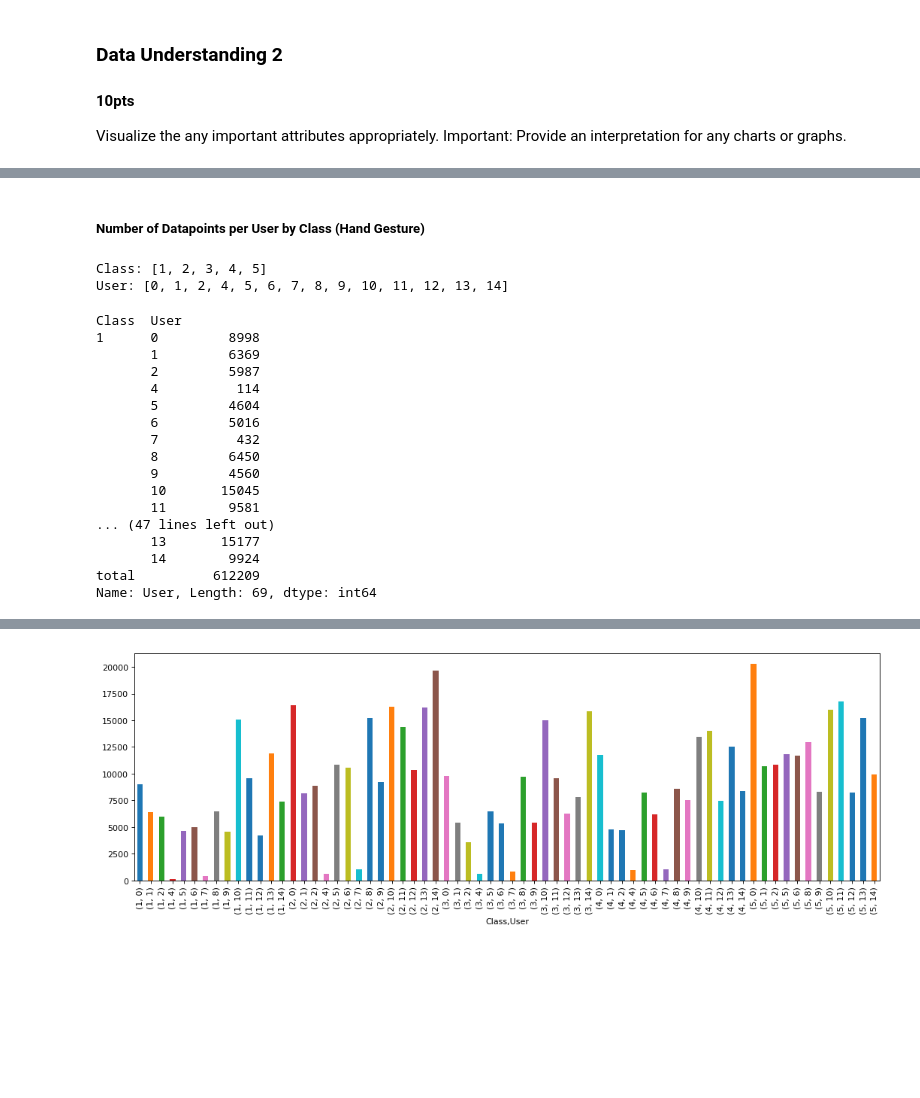
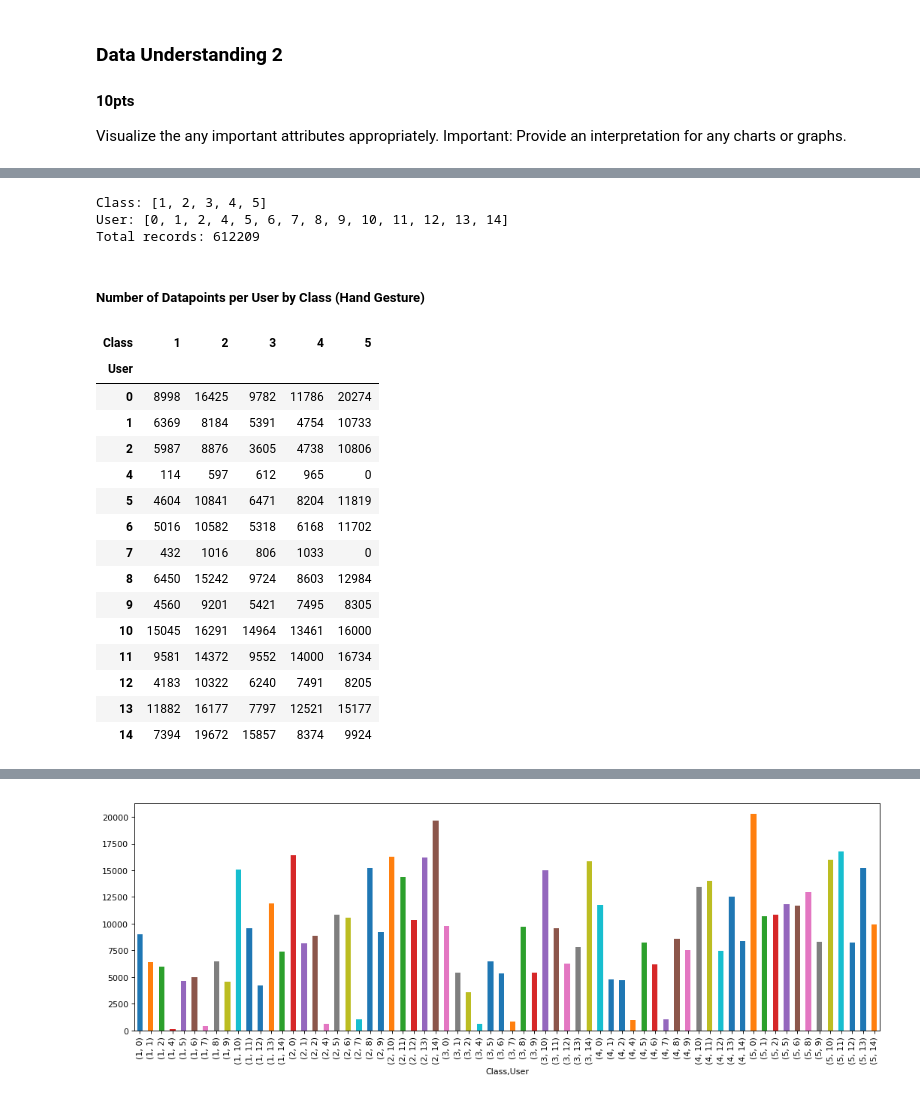
Before and after one commit to cdmorgan103/7331DataMiningNoShow, a Jupyter notebook: LAB3/Lab3.ipynb, the cells around one changed output, grey strips where cells are left out. Drawn from its saved outputs; the diff is of its cells as text; code cells hidden in the pictures; blank space fills up the shorter version.

```diff
--- a/LAB3/Lab3.ipynb
+++ b/LAB3/Lab3.ipynb
@@ -171,40 +181,39 @@ Visualize the any important attributes appropriately. Important: Provide an inte
+# %%
+import pandas as pd
+# Print descriptive info for the unique values for each predictor
+
+print('Class:', list(df2.Class.unique()))
+print('User:', list(df2.User.unique()))
+#df_User = df.groupby(['User','Class'])['Class'].count()
+df_Class = df2.groupby(['Class', 'User'])['User'].count()
+
+df_Class['total'] = len(df2) #df_User
+print('Total records:', len(df2))
+# %% [output]
+Class: [1, 2, 3, 4, 5]
+User: [0, 1, 2, 4, 5, 6, 7, 8, 9, 10, 11, 12, 13, 14]
+Total records: 612209
 # %% [markdown]
 ##### Number of Datapoints per User by Class (Hand Gesture)
-# %%
-import pandas as pd
-# Print descriptive info for the unique values for each predictor
-
-#1=Fist(with thumb out),
-#2=Stop(hand flat),
-#3=Point1(point with pointer finger),
-#4=Point2(point with pointer and middle fingers),
-#5=Grab(fingers curled as if to grab).
-
-print('Class:', list(df2.Class.unique()))
-print('User:', list(df2.User.unique()))
-#df_User = df.groupby(['User','Class'])['Class'].count()
-df_Class = df2.groupby(['Class', 'User'])['User'].count()
-
-df_Class['total'] = sum(df_Class) #df_User
-
-df_Class
-# %% [output]
-Class: [1, 2, 3, 4, 5]
-User: [0, 1, 2, 4, 5, 6, 7, 8, 9, 10, 11, 12, 13, 14]
-Class  User
-1      0         8998
-       1         6369
-       2         5987
-       4          114
-       5         4604
-       6         5016
-       7          432
-       8         6450
-       9         4560
-       10       15045
-       11        9581
-... (47 lines left out)
-       13       15177
-       14        9924
-total          612209
-Name: User, Length: 69, dtype: int64
+# %%
+class_color_table = pd.crosstab(index=df2["User"],
+                          columns=df2["Class"])
+
+class_color_table
+# %% [output]
+| Class | 1 | 2 | 3 | 4 | 5 |
+| User |  |  |  |  |  |
+| 0 | 8998 | 16425 | 9782 | 11786 | 20274 |
+| 1 | 6369 | 8184 | 5391 | 4754 | 10733 |
+| 2 | 5987 | 8876 | 3605 | 4738 | 10806 |
+| 4 | 114 | 597 | 612 | 965 | 0 |
+| 5 | 4604 | 10841 | 6471 | 8204 | 11819 |
+| 6 | 5016 | 10582 | 5318 | 6168 | 11702 |
+| 7 | 432 | 1016 | 806 | 1033 | 0 |
+| 8 | 6450 | 15242 | 9724 | 8603 | 12984 |
+| 9 | 4560 | 9201 | 5421 | 7495 | 8305 |
+| 10 | 15045 | 16291 | 14964 | 13461 | 16000 |
+| 11 | 9581 | 14372 | 9552 | 14000 | 16734 |
+| 12 | 4183 | 10322 | 6240 | 7491 | 8205 |
+| 13 | 11882 | 16177 | 7797 | 12521 | 15177 |
+| 14 | 7394 | 19672 | 15857 | 8374 | 9924 |
```
Also changed, not shown: parts of 4 cells of this notebook.
